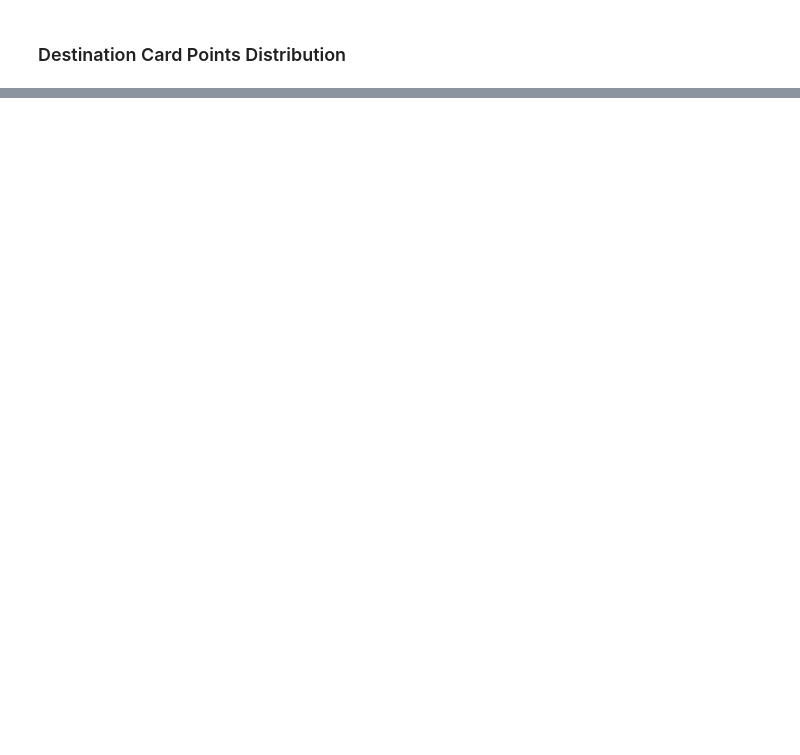
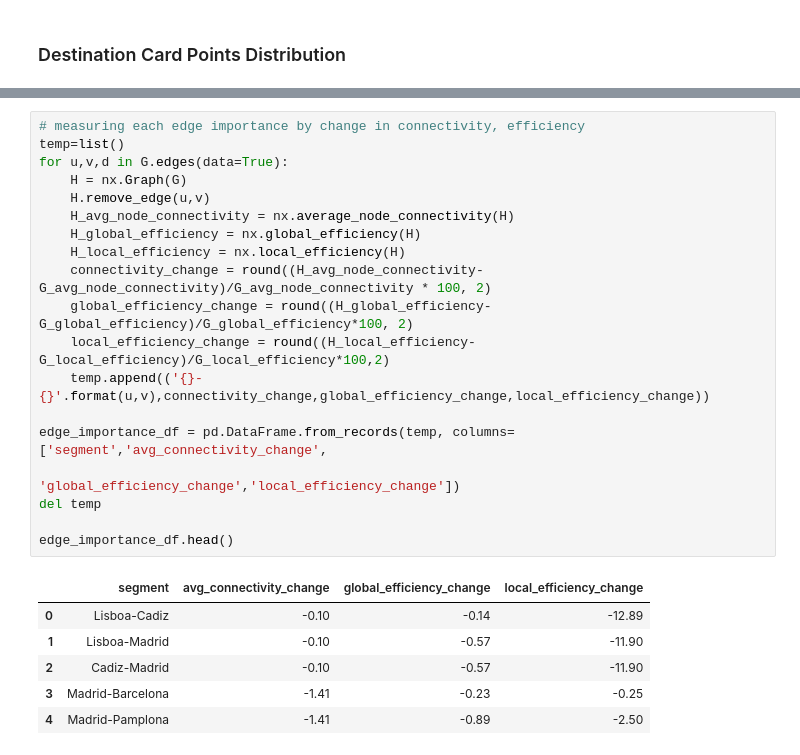
Before and after one commit to genielab/network_analysis_ticket_to_ride, a Jupyter notebook: pynb/ttr_analysis.ipynb, the cells around one changed output, grey strips where cells are left out. Saved outputs shown, nothing was run; the diff lists cells and outputs as text; blank space fills up the shorter version.

```diff
--- a/pynb/ttr_analysis.ipynb
+++ b/pynb/ttr_analysis.ipynb
@@ -288,0 +498,26 @@ Loading BokehJS ...
+# %%
+# measuring each edge importance by change in connectivity, efficiency
+temp=list()
+for u,v,d in G.edges(data=True):
+    H = nx.Graph(G)
+    H.remove_edge(u,v)
+    H_avg_node_connectivity = nx.average_node_connectivity(H)
+    H_global_efficiency = nx.global_efficiency(H)
+    H_local_efficiency = nx.local_efficiency(H)
+    connectivity_change = round((H_avg_node_connectivity-G_avg_node_connectivity)/G_avg_node_connectivity * 100, 2)
+    global_efficiency_change = round((H_global_efficiency-G_global_efficiency)/G_global_efficiency*100, 2)
+    local_efficiency_change = round((H_local_efficiency-G_local_efficiency)/G_local_efficiency*100,2)
+    temp.append(('{}-{}'.format(u,v),connectivity_change,global_efficiency_change,local_efficiency_change))
+
+edge_importance_df = pd.DataFrame.from_records(temp, columns=['segment','avg_connectivity_change',
+                                                              'global_efficiency_change','local_efficiency_change'])
+del temp
+
+edge_importance_df.head()
+# %% [output]
+|  | segment | avg_connectivity_change | global_efficiency_change | local_efficiency_change |
+| 0 | Lisboa-Cadiz | -0.10 | -0.14 | -12.89 |
+| 1 | Lisboa-Madrid | -0.10 | -0.57 | -11.90 |
+| 2 | Cadiz-Madrid | -0.10 | -0.57 | -11.90 |
+| 3 | Madrid-Barcelona | -1.41 | -0.23 | -0.25 |
+| 4 | Madrid-Pamplona | -1.41 | -0.89 | -2.50 |
```
Also changed, not shown: parts of 48 cells of this notebook, 3 other files.
